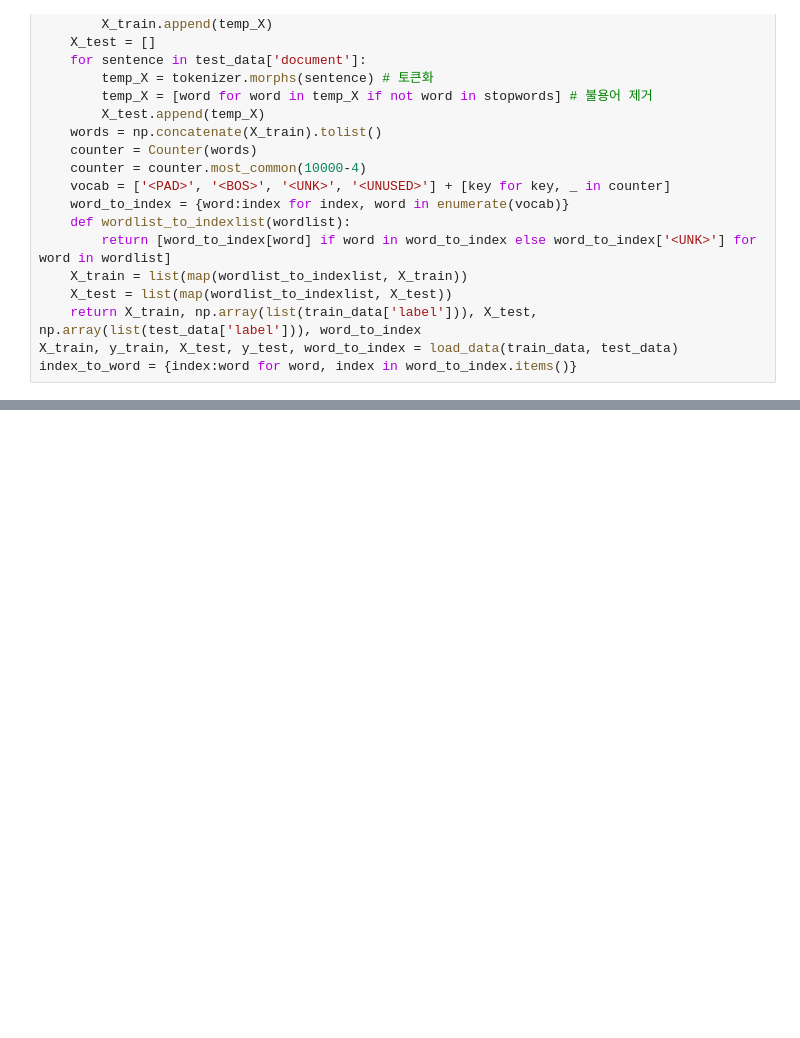
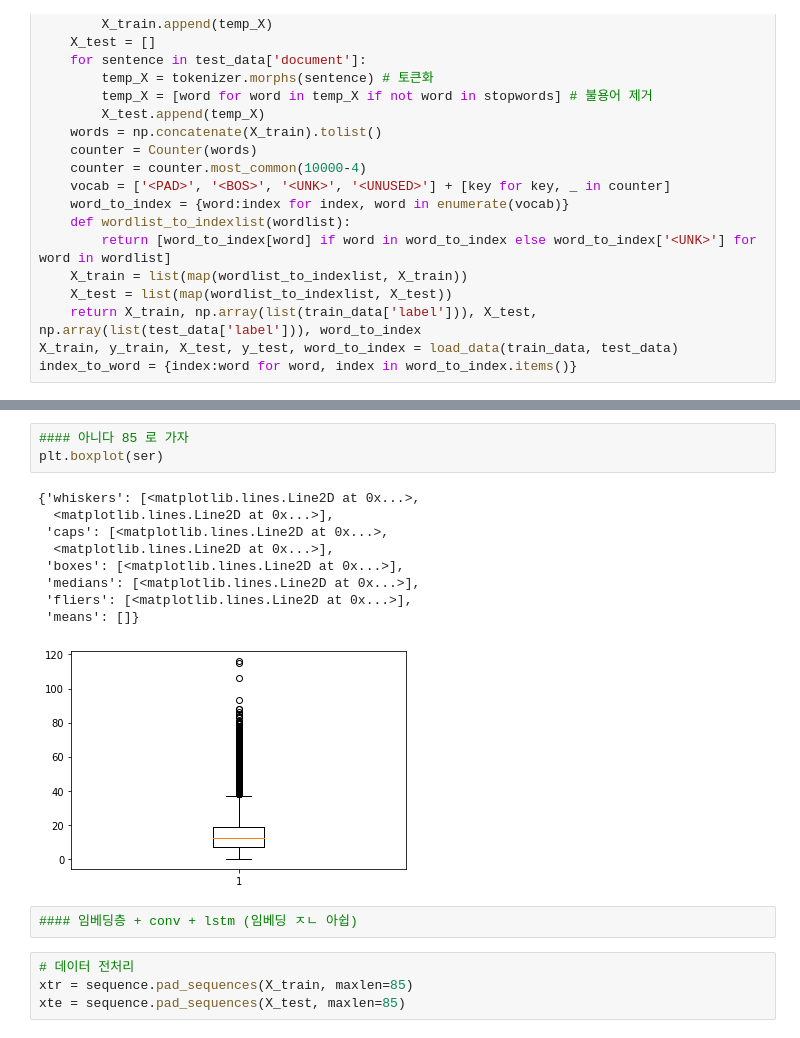
Before and after one commit to yg-renaissance/movie-review-sentiment, a Jupyter notebook: main.ipynb, the cells around one changed output, grey strips where cells are left out. Drawn from its saved outputs; the diff is of its cells as text; blank space fills up the shorter version.

Commit message:
simple embedding + conv + lstm

```diff
--- a/main.ipynb
+++ b/main.ipynb
@@ -73,0 +97,19 @@ index_to_word = {index:word for word, index in word_to_index.items()}
+# %%
+#### 아니다 85 로 가자
+plt.boxplot(ser)
+# %% [output]
+{'whiskers': [<matplotlib.lines.Line2D at 0x...>,
+  <matplotlib.lines.Line2D at 0x...>],
+ 'caps': [<matplotlib.lines.Line2D at 0x...>,
+  <matplotlib.lines.Line2D at 0x...>],
+ 'boxes': [<matplotlib.lines.Line2D at 0x...>],
+ 'medians': [<matplotlib.lines.Line2D at 0x...>],
+ 'fliers': [<matplotlib.lines.Line2D at 0x...>],
+ 'means': []}
+[figure, added]
+# %%
+#### 임베딩층 + conv + lstm (임베딩 ㅈㄴ 아쉽)
+# %%
+# 데이터 전처리
+xtr = sequence.pad_sequences(X_train, maxlen=85)
+xte = sequence.pad_sequences(X_test, maxlen=85)
```
Also changed, not shown: parts of 12 cells of this notebook, 1 other file.
